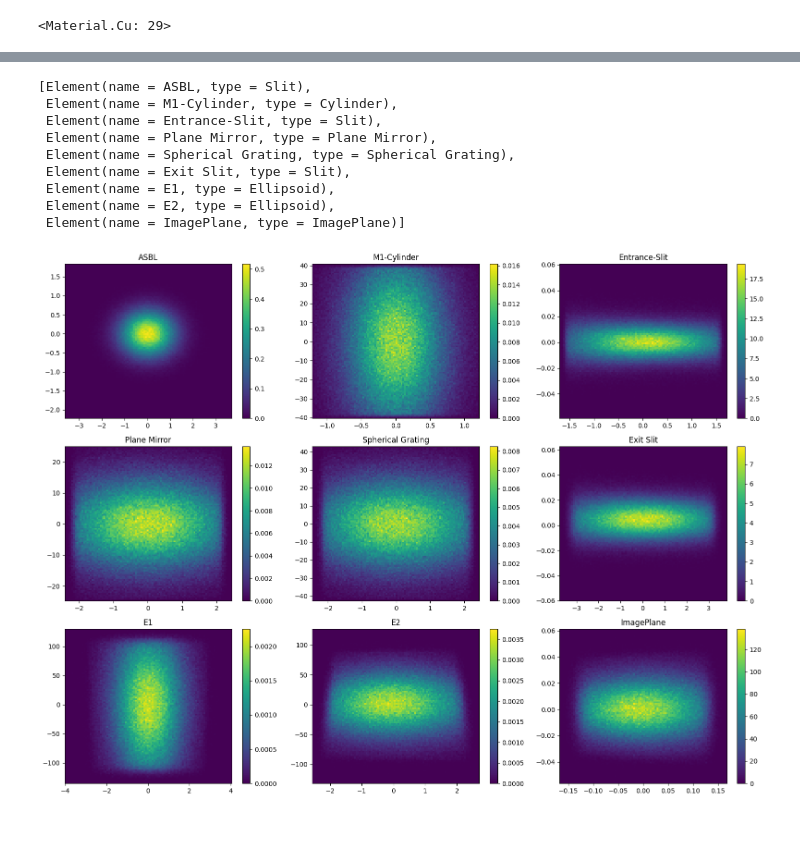
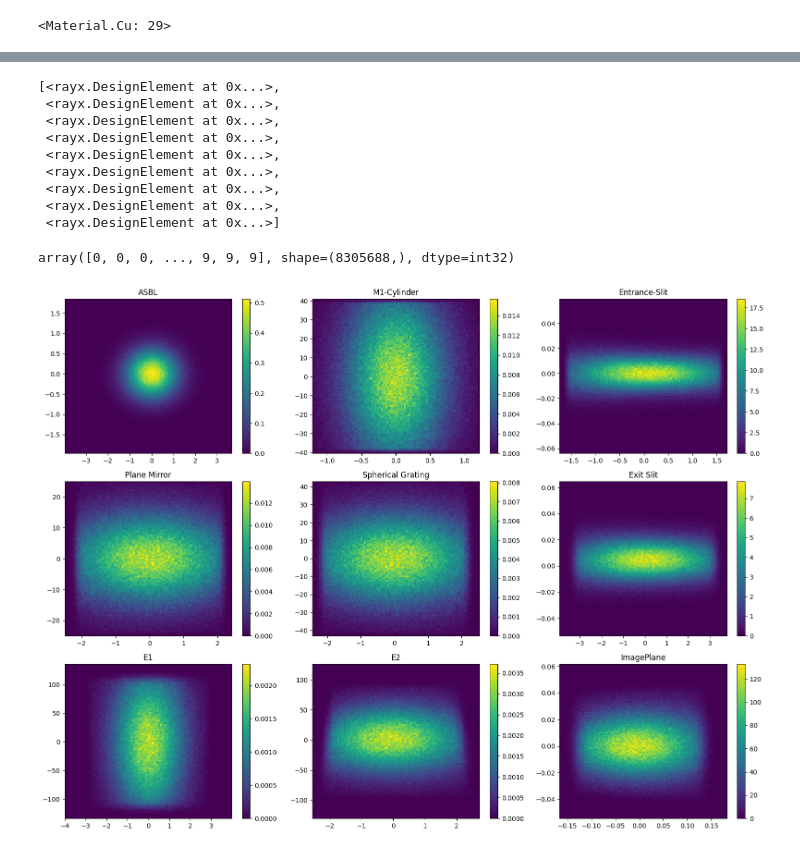
Before and after one commit to hz-b/rayx-python, a Jupyter notebook: examples/metrix.ipynb, the cells around one changed output, grey strips where cells are left out. Drawn from its saved outputs; the diff is of its cells as text; code cells hidden in the pictures.

```diff
--- a/examples/metrix.ipynb
+++ b/examples/metrix.ipynb
@@ -16,7 +16,7 @@ element.material
 # %% [output]
 <Material.Cu: 29>
 # %%
-metrix.sources[0].number_of_rays = 1000000
+metrix.sources[0].numberOfRays = 1000000
 # %%
 metrix.sources
 # %% [output]
@@ -24,15 +24,15 @@ metrix.sources
 # %%
 metrix.elements
 # %% [output]
-[Element(name = ASBL, type = Slit),
- Element(name = M1-Cylinder, type = Cylinder),
- Element(name = Entrance-Slit, type = Slit),
- Element(name = Plane Mirror, type = Plane Mirror),
- Element(name = Spherical Grating, type = Spherical Grating),
- Element(name = Exit Slit, type = Slit),
- Element(name = E1, type = Ellipsoid),
- Element(name = E2, type = Ellipsoid),
- Element(name = ImagePlane, type = ImagePlane)]
+[<rayx.DesignElement at 0x...>,
+ <rayx.DesignElement at 0x...>,
+ <rayx.DesignElement at 0x...>,
+ <rayx.DesignElement at 0x...>,
+ <rayx.DesignElement at 0x...>,
+ <rayx.DesignElement at 0x...>,
+ <rayx.DesignElement at 0x...>,
+ <rayx.DesignElement at 0x...>,
+ <rayx.DesignElement at 0x...>]
 # %%
 rays = metrix.trace()
 # %%
@@ -40,6 +40,10 @@ pos_x = rays.position_x
 pos_z = rays.position_z
 
 last_element = rays.last_element_id
+# %%
+last_element
+# %% [output]
+array([0, 0, 0, ..., 9, 9, 9], shape=(8305688,), dtype=int32)
 # %%
 def plot_histogram(xs, zs, ax, fig):
     hist, xedges, zedges = np.histogram2d(xs, zs, bins=100, density=True)
@@ -50,13 +54,13 @@ def plot_histogram(xs, zs, ax, fig):
 # %%
 fig = plt.figure(figsize=(16, 12))
 
 index = 0
 for element in range(len(metrix.elements)):
-    mask = last_element == element
+    mask = last_element == element + 1
     ax = fig.add_subplot(3, 3, index + 1)
     plot_histogram(pos_x[mask], pos_z[mask], ax, fig)
     ax.set_title(f"{metrix.elements[element].name}")
     index += 1
 fig.tight_layout()
 # %% [output]
-[figure, old version]
+[figure, new version]
```
Also changed, not shown: parts of 1 cell of this notebook, 4 other files.
